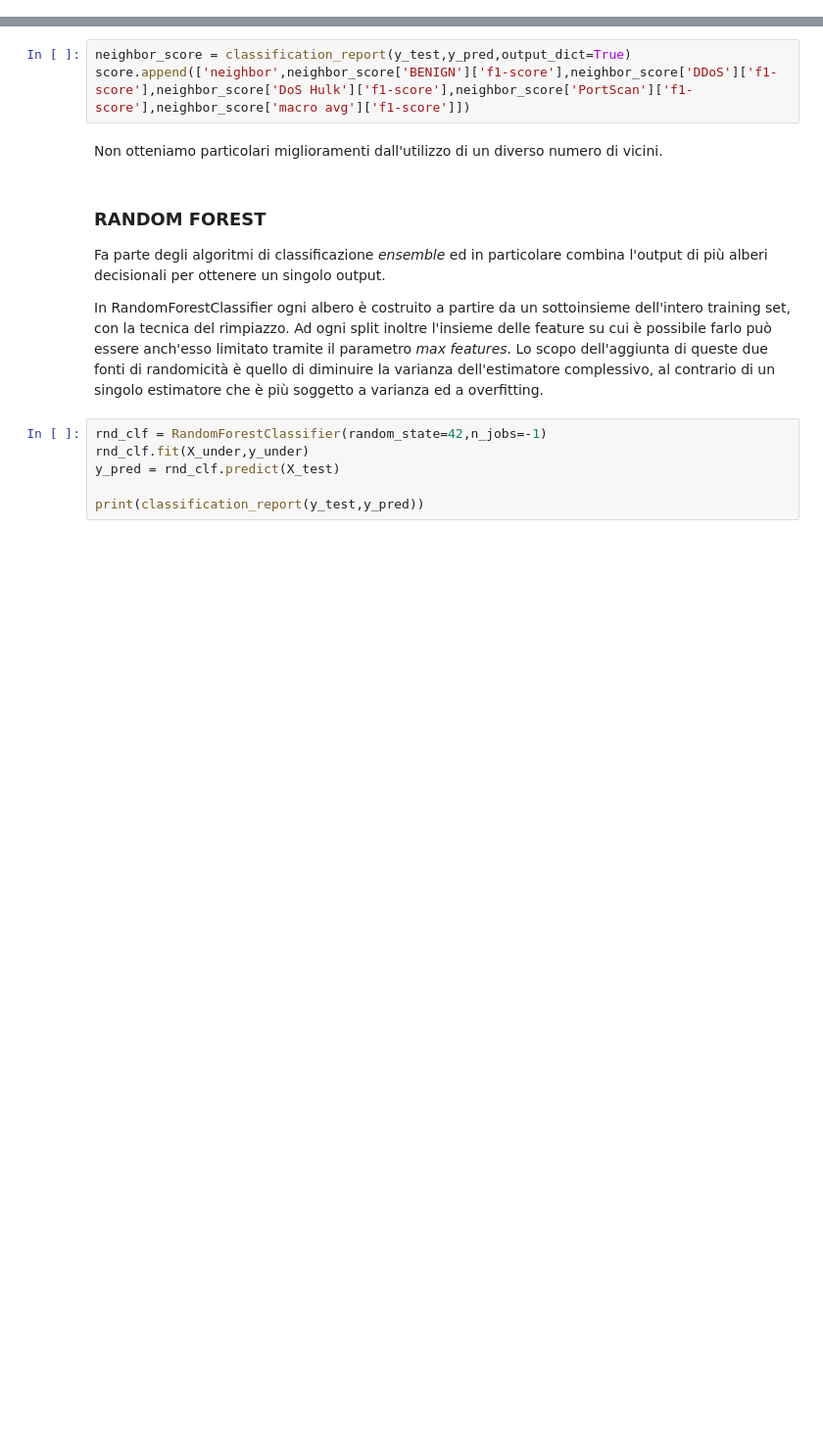
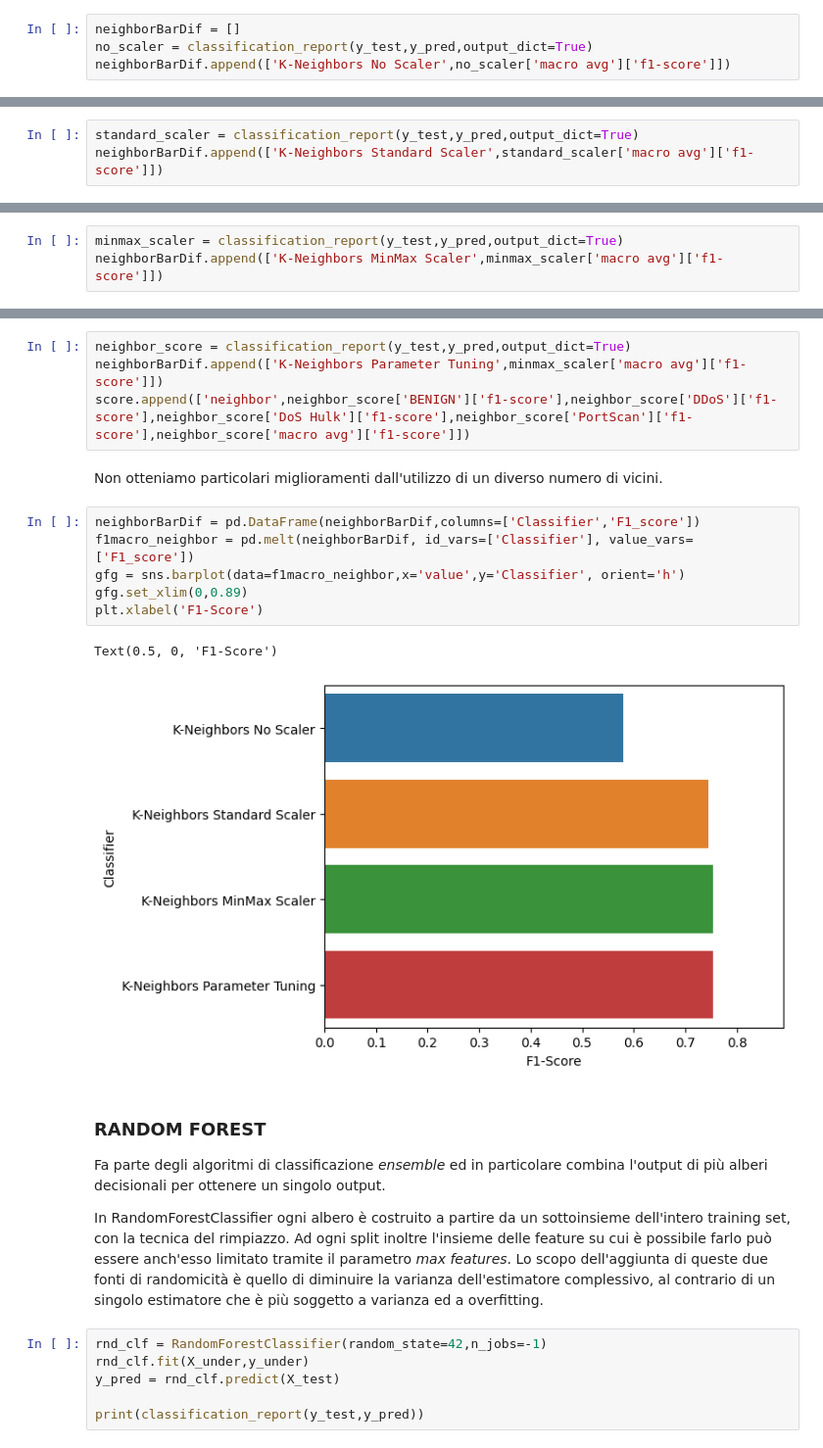
Before and after one commit to rot13-git/Dm-Project, a Jupyter notebook: fork-of-test-2017.ipynb, the cells around one changed output, grey strips where cells are left out. Shown at 98% size. Drawn from its saved outputs; the diff is of its cells as text; blank space fills up the shorter version.

```diff
--- a/fork-of-test-2017.ipynb
+++ b/fork-of-test-2017.ipynb
@@ -867,6 +907,10 @@ print(classification_report(y_test,y_pred))
     accuracy                           0.61    413412
    macro avg       0.54      0.88      0.58    413412
 weighted avg       0.87      0.61      0.65    413412
+# %%
+neighborBarDif = []
+no_scaler = classification_report(y_test,y_pred,output_dict=True)
+neighborBarDif.append(['K-Neighbors No Scaler',no_scaler['macro avg']['f1-score']])
 # %% [markdown]
 Eseguiamo i due tipi di scaling
 # %%
@@ -895,6 +939,9 @@ print(classification_report(y_test,y_pred))
     accuracy                           0.79    413412
    macro avg       0.68      0.93      0.74    413412
 weighted avg       0.91      0.79      0.81    413412
+# %%
+standard_scaler = classification_report(y_test,y_pred,output_dict=True)
+neighborBarDif.append(['K-Neighbors Standard Scaler',standard_scaler['macro avg']['f1-score']])
 # %%
 #p_minmax.fit(X_under,y_under)
 
@@ -915,6 +962,9 @@ print(classification_report(y_test,y_pred))
     accuracy                           0.83    413412
    macro avg       0.67      0.95      0.75    413412
 weighted avg       0.91      0.83      0.85    413412
+# %%
+minmax_scaler = classification_report(y_test,y_pred,output_dict=True)
+neighborBarDif.append(['K-Neighbors MinMax Scaler',minmax_scaler['macro avg']['f1-score']])
 # %% [markdown]
 Notiamo come anche in questo caso con il *minmax scaler* ottiene ottime prestazioni rispetto agli altri, anche se comparato con SGD rimane ancora il migliore tra quelli visti.
 
@@ -950,9 +1000,19 @@ print(classification_report(y_test,y_pred))
 weighted avg       0.91      0.82      0.84    413412
 # %%
 neighbor_score = classification_report(y_test,y_pred,output_dict=True)
+neighborBarDif.append(['K-Neighbors Parameter Tuning',minmax_scaler['macro avg']['f1-score']])
 score.append(['neighbor',neighbor_score['BENIGN']['f1-score'],neighbor_score['DDoS']['f1-score'],neighbor_score['DoS Hulk']['f1-score'],neighbor_score['PortScan']['f1-score'],neighbor_score['macro avg']['f1-score']])
 # %% [markdown]
 Non otteniamo particolari miglioramenti dall'utilizzo di un diverso numero di vicini.
+# %%
+neighborBarDif = pd.DataFrame(neighborBarDif,columns=['Classifier','F1_score'])
+f1macro_neighbor = pd.melt(neighborBarDif, id_vars=['Classifier'], value_vars=['F1_score'])
+gfg = sns.barplot(data=f1macro_neighbor,x='value',y='Classifier', orient='h')
+gfg.set_xlim(0,0.89)
+plt.xlabel('F1-Score')
+# %% [output]
+Text(0.5, 0, 'F1-Score')
+[figure, added]
 # %% [markdown]
 ### RANDOM FOREST
 Fa parte degli algoritmi di classificazione *ensemble* ed in particolare combina l'output di più alberi decisionali per ottenere un singolo output.
```
Also changed, not shown: parts of 27 cells of this notebook.
